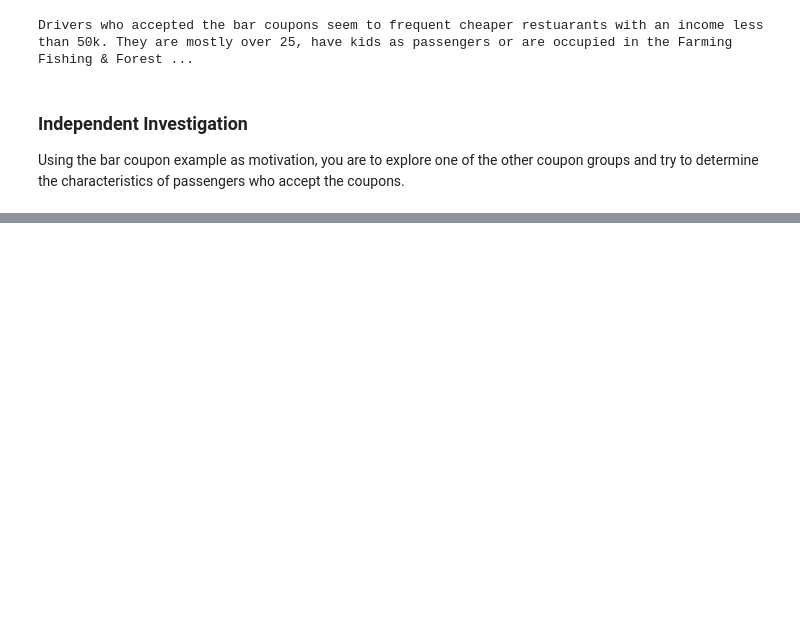
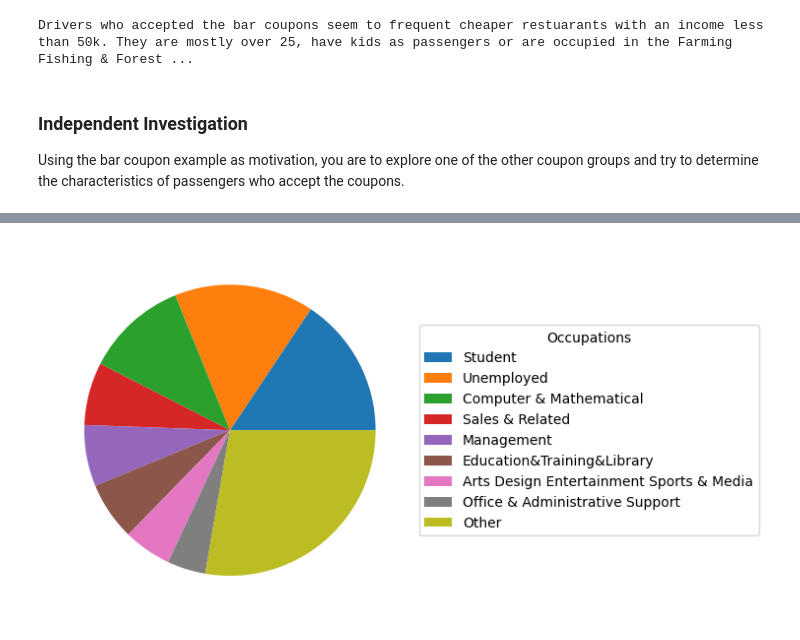
Before and after one commit to rbhat/aiml-customer-code, a Jupyter notebook: prompt.ipynb, the cells around one changed output, grey strips where cells are left out. Cells and saved outputs as stored; diff of their text form; code cells hidden in the pictures; blank space fills up the shorter version.

```diff
--- a/prompt.ipynb
+++ b/prompt.ipynb
@@ -295,0 +342,22 @@ ValueError: setting an array element with a sequence. The requested array has an
+# %%
+#age and occupation seem to have interesting distros, lets check
+all_occupations = coffee_data['occupation'].value_counts()
+
+
+#replace all values less than 4% of total to simplify the pie
+total = all_occupations.sum()
+
+cutoff = 0.04 * total
+occupations = all_occupations[all_occupations>=cutoff]
+other_occupations = all_occupations[all_occupations<cutoff].sum()
+
+# now add the other occupations back
+occupations['Other'] = other_occupations
+
+
+plt.close()
+plt.pie(occupations)
+plt.legend(occupations.index, title="Occupations", loc="center left", bbox_to_anchor=(1, 0, 0.5, 1))
+plt.show()
+# %% [output]
+[figure, added]
```
Also changed, not shown: parts of 2 cells of this notebook.
